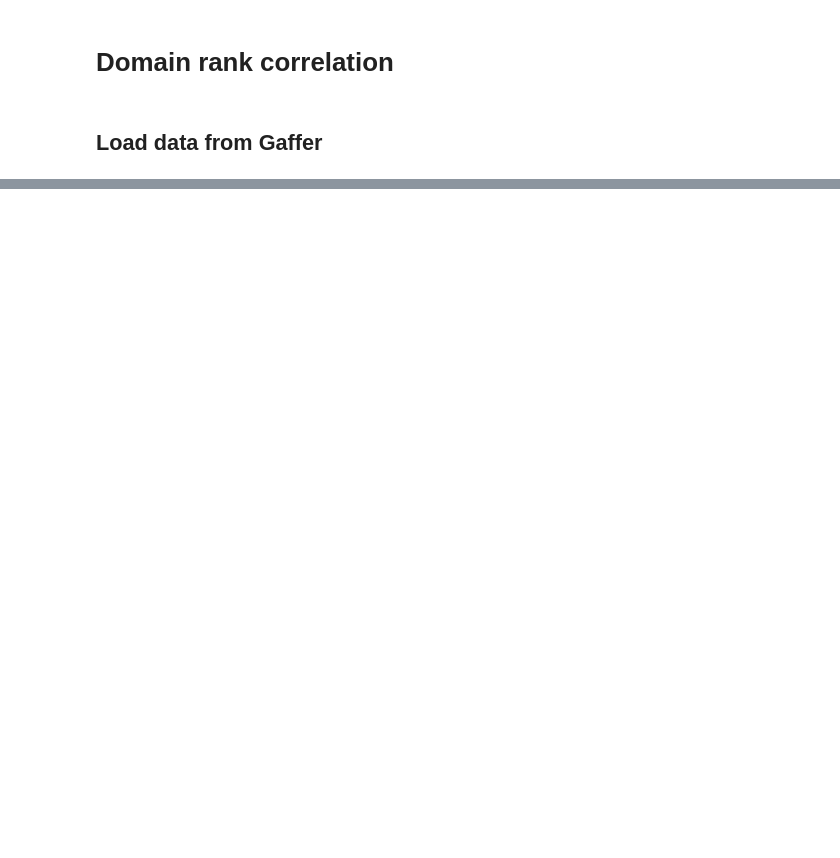
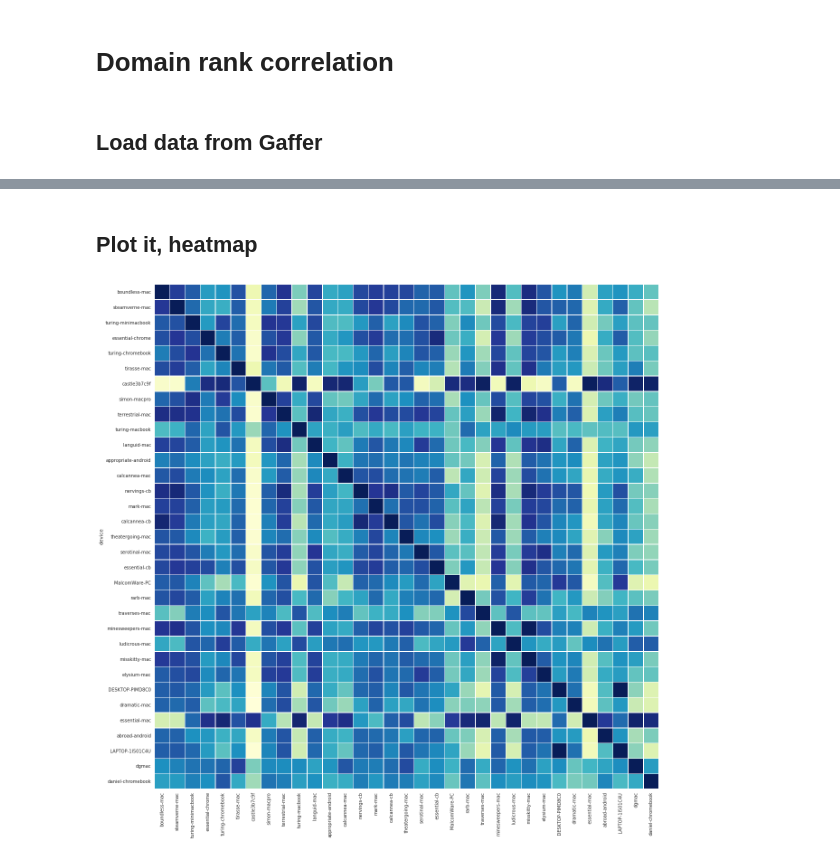
Before and after one commit to careytews/threat-graph-utils, a Jupyter notebook: domain-rank-correlation.ipynb, the cells around one changed output, grey strips where cells are left out. Saved outputs shown, nothing was run; the diff lists cells and outputs as text; code cells hidden in the pictures; blank space fills up the shorter version.

```diff
--- a/domain-rank-correlation.ipynb
+++ b/domain-rank-correlation.ipynb
@@ -265,0 +278,9 @@ df2.sort_values(by="coefficient", ascending=False)[["domains", "coefficient"]]
+# %%
+df3 = pd.DataFrame(fav_domains, columns=["device", "domains"]).set_index("device")
+# %%
+for dev, domains in everyone:
+    dev_domains = domains
+    dd_map = {dev_domains[i]: i for i in range(0, len(dev_domains)) }
+    get_rank = lambda d: dd_map[d] if d in dd_map else len(dev_domains) + 1
+    rankv = df3["domains"].apply(lambda x: [ get_rank(v) for  v in x ])
+    df3[dev] = rankv.apply(coefficient).round(2)
@@ -265,0 +309,5 @@ df2.sort_values(by="coefficient", ascending=False)[["domains", "coefficient"]]
+# %%
+## Calculate log10(coefficient)
+my_fn = lambda x: np.log10(x + 1000)
+df4 = df3.copy()
+df4[all_devices] = df4[all_devices].apply(lambda x: [my_fn(v) for v in x])
@@ -265,0 +336,9 @@ df2.sort_values(by="coefficient", ascending=False)[["domains", "coefficient"]]
+# %% [markdown]
+## Plot it, heatmap
+# %%
+sns.set(style="white")
+plt.figure(figsize=(20, 30))
+sns.heatmap(df4[all_devices][all_devices], square=True, linewidths=0.5, cbar=False, cmap="YlGnBu")
+plt.show()
+# %% [output]
+[figure, added]
```
Also changed, not shown: parts of 23 cells of this notebook.
